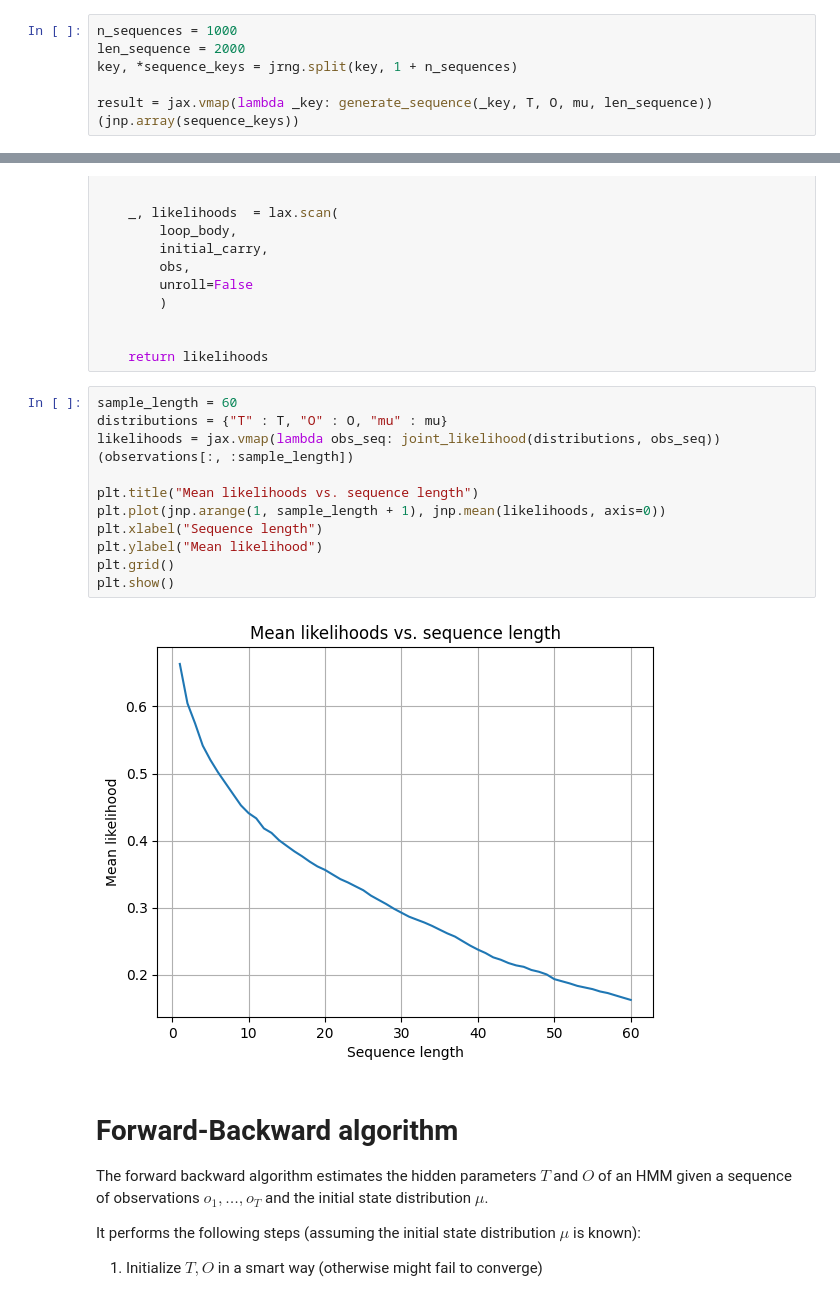
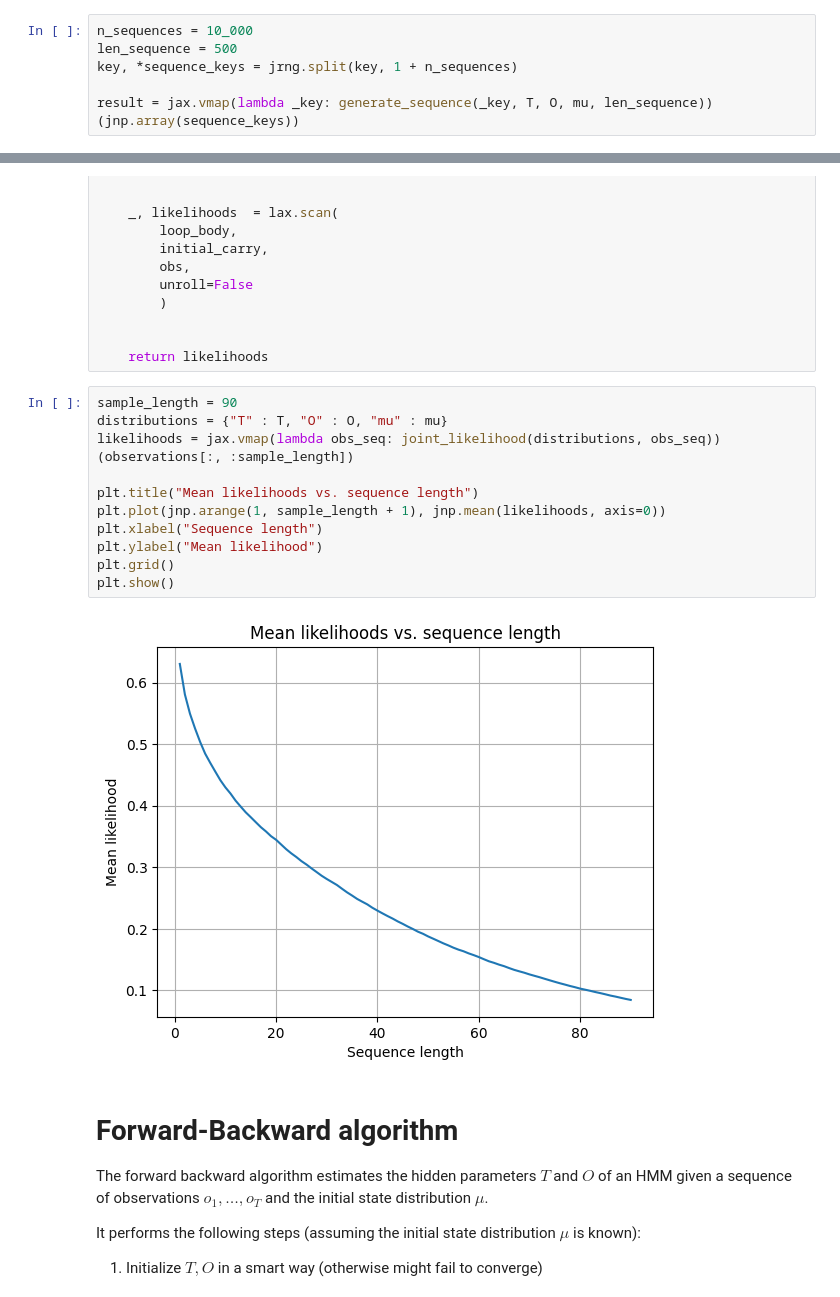
Before and after one commit to tobias-heinzle/BaumWelchJax, a Jupyter notebook: experiment.ipynb, the cells around one changed output, grey strips where cells are left out. Drawn from its saved outputs; the diff is of its cells as text.

```diff
--- a/experiment.ipynb
+++ b/experiment.ipynb
@@ -83,8 +83,8 @@ def generate_sequence(
 
     return states, observations
 # %%
-n_sequences = 1000
-len_sequence = 2000
+n_sequences = 10_000
+len_sequence = 500
 key, *sequence_keys = jrng.split(key, 1 + n_sequences)
 
 result = jax.vmap(lambda _key: generate_sequence(_key, T, O, mu, len_sequence))(jnp.array(sequence_keys))
@@ -151,18 +151,18 @@ def joint_likelihood(distributions, obs):
 
     return likelihoods
 # %%
-sample_length = 60
+sample_length = 90
 distributions = {"T" : T, "O" : O, "mu" : mu}
 likelihoods = jax.vmap(lambda obs_seq: joint_likelihood(distributions, obs_seq))(observations[:, :sample_length])
 
 plt.title("Mean likelihoods vs. sequence length")
 plt.plot(jnp.arange(1, sample_length + 1), jnp.mean(likelihoods, axis=0))
 plt.xlabel("Sequence length")
 plt.ylabel("Mean likelihood")
 plt.grid()
 plt.show()
 # %% [output]
-[figure, old version]
+[figure, new version]
 # %% [markdown]
 # Forward-Backward algorithm
 
```
Also changed, not shown: parts of 42 cells of this notebook, 1 other file.
